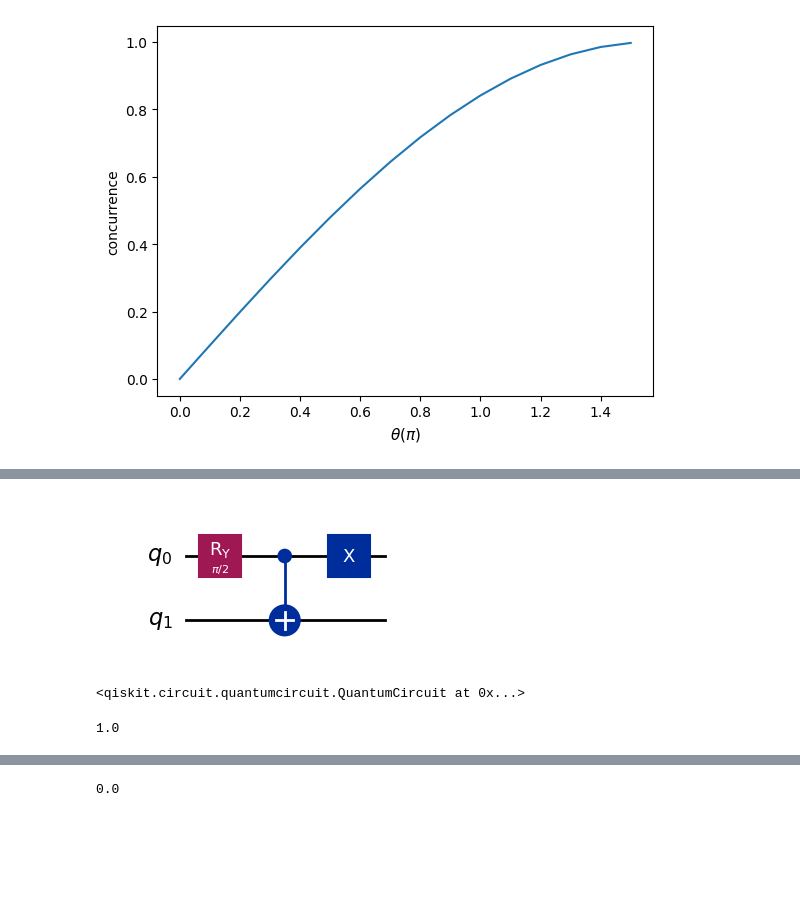
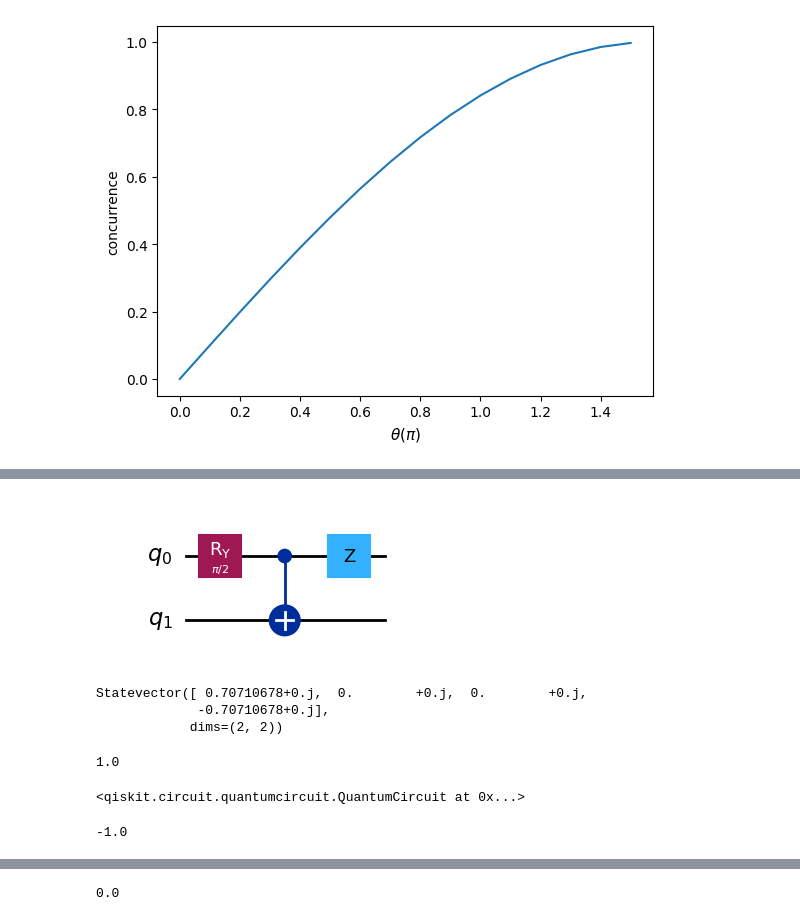
Before and after one commit to Mait-Sark/Quantum-Computing-Lab, a Jupyter notebook: Notebooks/Lab 02/Entanglement.ipynb, the cells around one changed output, grey strips where cells are left out. Saved outputs shown, nothing was run; the diff lists cells and outputs as text; code cells hidden in the pictures; blank space fills up the shorter version.

```diff
--- a/Notebooks/Lab 02/Entanglement.ipynb
+++ b/Notebooks/Lab 02/Entanglement.ipynb
@@ -268,9 +272,19 @@ qc.draw('mpl')
 # %%
 qc1=fn_pbs_circ(np.pi/2)[0]
-qc1.x(0)
+qc1.z(0)
 qc1.draw('mpl')
 # %% [output]
-[figure, old version]
+[figure, new version]
+# %%
+Statevector(qc1)
+# %% [output]
+Statevector([ 0.70710678+0.j,  0.        +0.j,  0.        +0.j,
+             -0.70710678+0.j],
+            dims=(2, 2))
+# %%
+concurrence(Statevector(qc1))
+# %% [output]
+1.0
 # %%
 fn_pbs_circ(np.pi/2)[0]
 # %% [output]
@@ -309,7 +323,7 @@ pub_result = result[0]
 exa_value = float(pub_result.data.evs)
 exa_value
 # %% [output]
-1.0
+-1.0
 # %%
 for i in range(len(observables)):
     pub = (isa_circuit, observables[i])
```
Also changed, not shown: parts of 6 cells of this notebook, 2 other files.
